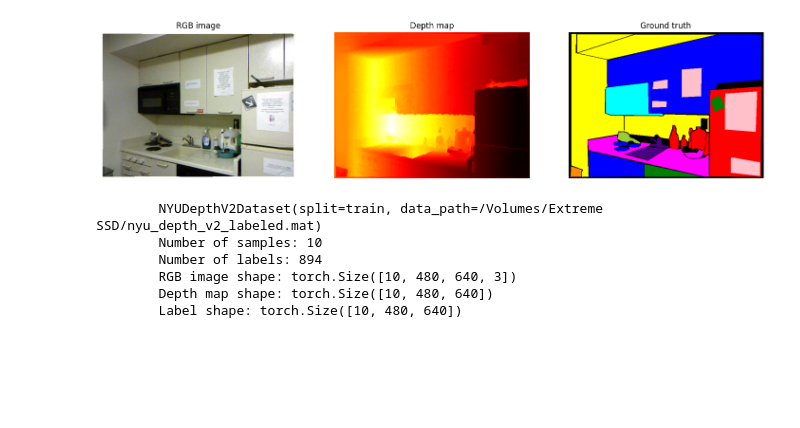
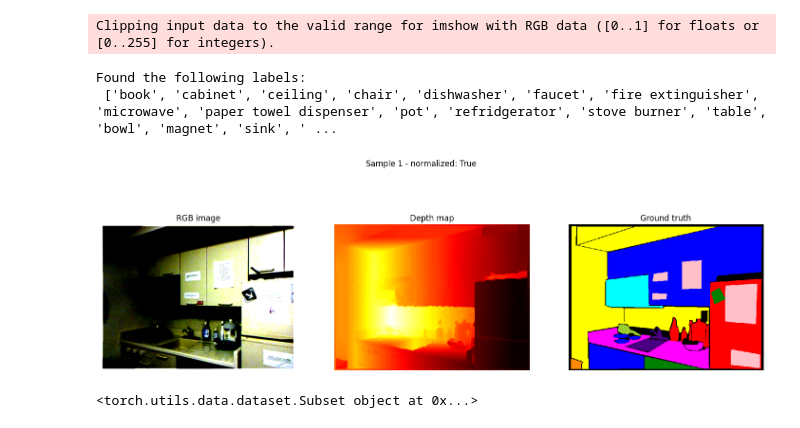
Before and after one commit to JanDuchscherer104/prjML-SemanticSegmentation, a Jupyter notebook: datasets/test.ipynb, the cells around one changed output. Saved outputs shown, nothing was run; the diff lists cells and outputs as text; code cells hidden in the pictures; blank space fills up the shorter version.

Commit message:
adapt nyuv2 dataset class, fix ResURNet

```diff
--- a/datasets/test.ipynb
+++ b/datasets/test.ipynb
@@ -162,5 +196,6 @@ class NYUDepthV2Dataset(Dataset):
 dataset = NYUDepthV2Dataset(
     data_path="/Volumes/Extreme SSD/nyu_depth_v2_labeled.mat",
     transform=RGBDTransform,
+    resize=0.75,
     num_samples=10
 )
@@ -169,19 +213,23 @@ dataset = NYUDepthV2Dataset(
+# %%
+dataset.visualize_rnd_sample(show_norm=True)
+# %% [output]
+Clipping input data to the valid range for imshow with RGB data ([0..1] for floats or [0..255] for integers).
+Found the following labels:
+ ['book', 'cabinet', 'ceiling', 'chair', 'dishwasher', 'faucet', 'fire extinguisher', 'microwave', 'paper towel dispenser', 'pot', 'refridgerator', 'stove burner', 'table', 'bowl', 'magnet', 'sink', ' ...
+[figure, added]
 # %%
-dataloader = DataLoader(dataset, batch_size=4, shuffle=True, num_workers=4)
+train_set, test_set = dataset.split_dataset(split=0.8)
+print(train_set)
+
+# dataloader = DataLoader(dataset, batch_size=4, shuffle=True, num_workers=4)
 # print(dataloader)
+# train, test = dataset.split_dataset(split=0.8)
+# print(len(test), len(train))
+# print(test[-2])
 
-train_loader, test_loader = [DataLoader(split) for split in dataset.split_dataset(split=0.8)]
+# train_loader, test_loader = [DataLoader(split) for split in dataset.split_dataset(split=0.8)]
 # for i, data in enumerate(test_loader):
 #     print(data)
 #     break
+# %% [output]
+<torch.utils.data.dataset.Subset object at 0x...>
-# %%
-dataset.visualize_rnd_sample()
-print(dataset)
-# %% [output]
-[figure, removed]
-        NYUDepthV2Dataset(split=train, data_path=/Volumes/Extreme SSD/nyu_depth_v2_labeled.mat)
-        Number of samples: 10
-        Number of labels: 894
-        RGB image shape: torch.Size([10, 480, 640, 3])
-        Depth map shape: torch.Size([10, 480, 640])
-        Label shape: torch.Size([10, 480, 640])
```
Also changed, not shown: parts of 5 cells of this notebook, 6 other files.
